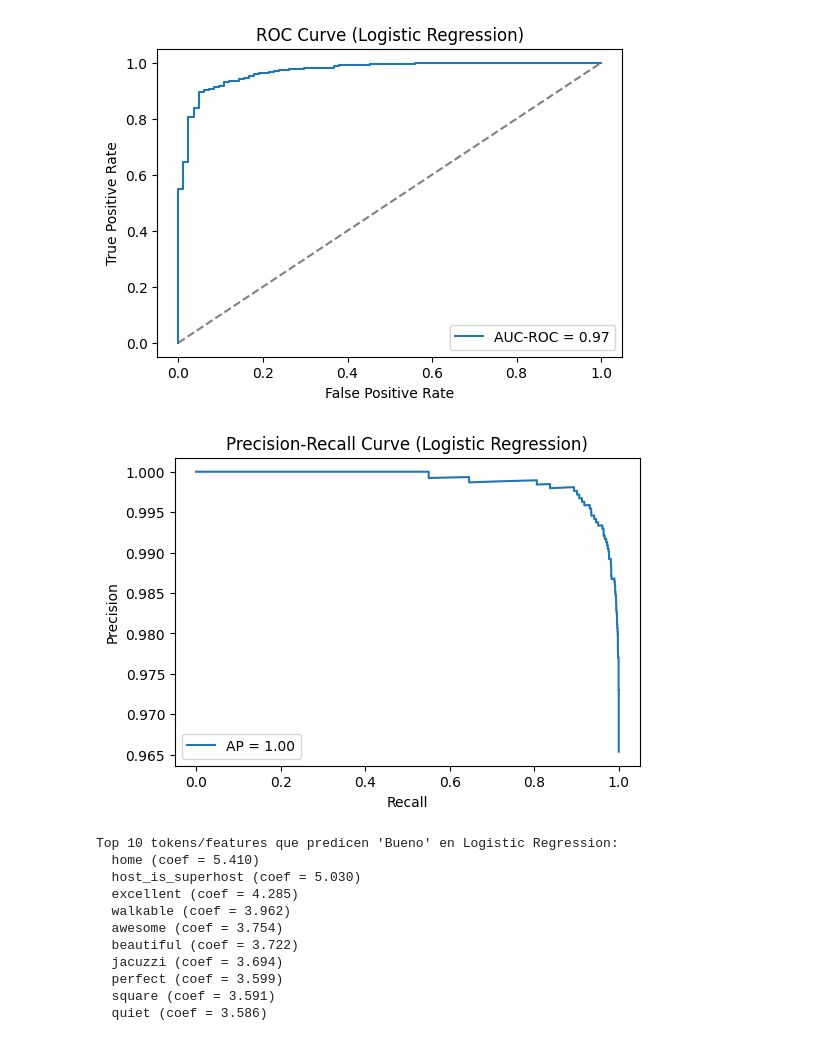
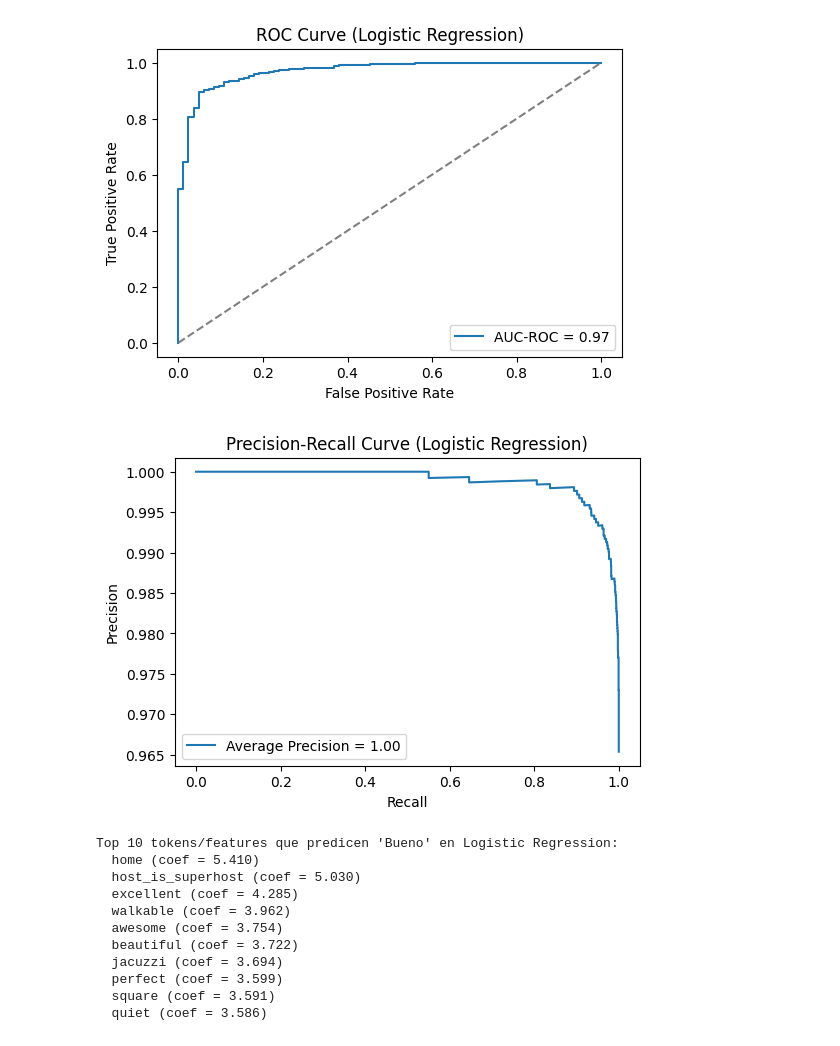
Before and after one commit to jariel17/airbnb_reviews_analysis, a Jupyter notebook: airbnb_part2.ipynb, the cells around one changed output. Saved outputs shown, nothing was run; the diff lists cells and outputs as text; code cells hidden in the pictures.

```diff
--- a/airbnb_part2.ipynb
+++ b/airbnb_part2.ipynb
@@ -621,16 +618,16 @@ plt.show()
 # %%
 # 6) Curva Precision-Recall + AUC-PR
 precision, recall, _ = precision_recall_curve(y_test, probs_lr)
 ap = average_precision_score(y_test, probs_lr)
 plt.figure(figsize=(6,4))
-plt.plot(recall, precision, label=f"AP = {ap:.2f}")
+plt.plot(recall, precision, label=f"Average Precision = {ap:.2f}")
 plt.xlabel("Recall")
 plt.ylabel("Precision")
 plt.title("Precision-Recall Curve (Logistic Regression)")
 plt.legend()
 plt.show()
 # %% [output]
-[figure, old version]
+[figure, new version]
 # %%
 # 1) Accede al preprocesador
 pre = gs_lr.best_estimator_.named_steps['pre']
```
Also changed, not shown: parts of 2 cells of this notebook, 1 other file.
